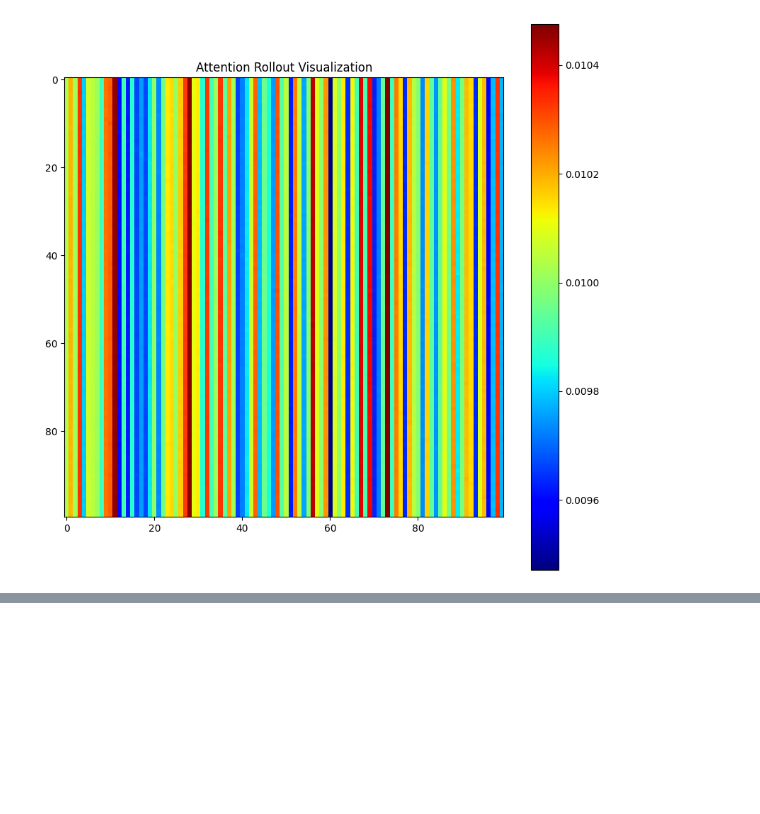
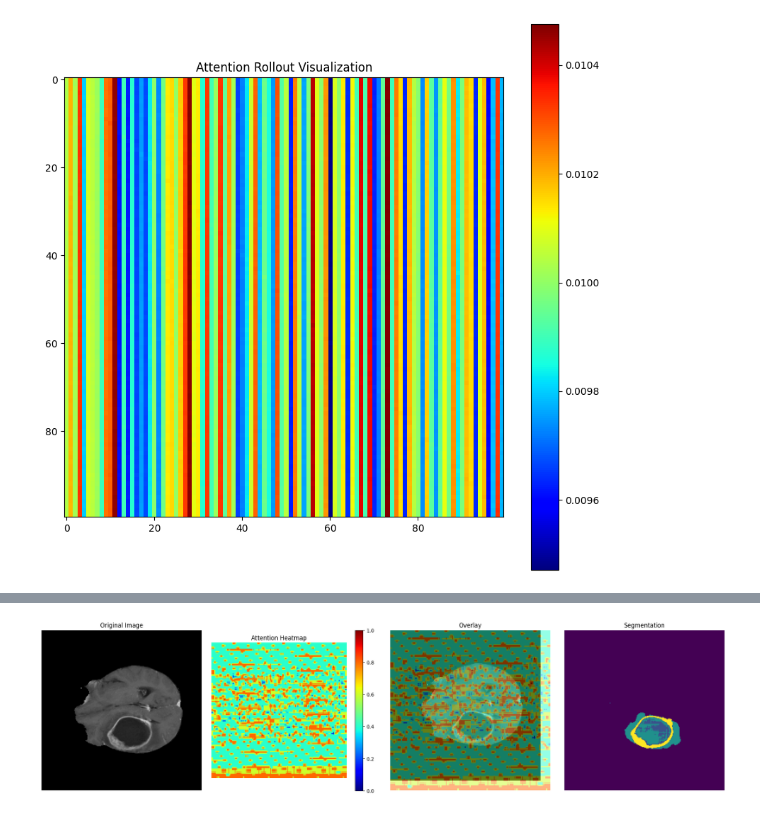
Before and after one commit to Raven2099/Attention-Rollout-SwinUnetr, a Jupyter notebook: AttentionRollout.ipynb, the cells around one changed output, grey strips where cells are left out. Drawn from its saved outputs; the diff is of its cells as text; code cells hidden in the pictures; blank space fills up the shorter version.

Commit message:
fix: attention rollout vis

```diff
--- a/AttentionRollout.ipynb
+++ b/AttentionRollout.ipynb
@@ -459,0 +294,99 @@ RuntimeError: mat1 and mat2 shapes cannot be multiplied (4332x24 and 4332x24)
+# %%
+def compute_rollout(attentions):
+    """Compute rollout attention maps for SwinUNETR attention structure"""
+    print("Starting compute_rollout")
+
+    # Initialize result with the first attention map
+    first_attn = attentions[0].mean(dim=1)  # Average across heads (343)
+    result = first_attn / first_attn.sum(dim=-1, keepdim=True)  # Normalize
+    print("Initial result shape:", result.shape)
+
+    with torch.no_grad():
+        for i, attention in enumerate(attentions[1:], 1):  # Start from second attention
+            print(f"\nProcessing attention layer {i}")
+
+            # Average across heads and normalize
+            attention_mean = attention.mean(dim=1)
+            attention_mean = attention_mean / attention_mean.sum(dim=-1, keepdim=True)
+
+            # Combine with previous result
+            result = attention_mean * result
+
+            # Renormalize
+            result = result / result.sum(dim=-1, keepdim=True)
+
+            print("Current result shape:", result.shape)
+
+    # Calculate proper feature size
+    # For SwinUNETR with input size 256x256, 4332 patches would be ~66x66
+    feat_size = int(np.sqrt(result.shape[0]))
+    print(f"Calculated feature size: {feat_size}")
+
+    # Reshape to spatial dimensions
+    result = result.mean(dim=-1)  # Average across feature dimension
+    try:
+        result = result.reshape(feat_size, feat_size)
+        print(f"Reshaped to: {result.shape}")
+    except RuntimeError as e:
+        print(f"Error during reshape: {e}")
+        # Alternative reshape if needed
+        actual_size = int(np.floor(np.sqrt(result.shape[0])))
+        result = result[:actual_size**2].reshape(actual_size, actual_size)
+        print(f"Alternative reshape to: {result.shape}")
+
+    return result
+
+# Process attention maps
+rollout = compute_rollout(attention_maps)
+
+# Upsample to original image size
+img_size = (256, 256)  # Adjust to your image size
+attention_upsampled = torch.nn.functional.interpolate(
+    rollout.unsqueeze(0).unsqueeze(0),
+    size=img_size,
+    mode='bilinear'
+).squeeze().cpu().numpy()
+
+# Create the visualization
+def create_attention_overlay(image, attention_map, alpha=0.5):
+    attention_map = (attention_map - attention_map.min()) / (attention_map.max() - attention_map.min())
+
+    plt.figure(figsize=(20, 5))
+
+    # Original image
+    plt.subplot(1, 4, 1)
+    plt.title("Original Image")
+    plt.imshow(image, cmap='gray')
+    plt.axis('off')
+
+    # Attention heatmap
+    plt.subplot(1, 4, 2)
+    plt.title("Attention Heatmap")
+    plt.imshow(attention_map, cmap='jet')
+    plt.colorbar()
+    plt.axis('off')
+
+    # Overlay
+    plt.subplot(1, 4, 3)
+    plt.title("Overlay")
+    plt.imshow(image, cmap='gray')
+    plt.imshow(attention_map, cmap='jet', alpha=alpha)
+    plt.axis('off')
+
+    # Segmentation
+    plt.subplot(1, 4, 4)
+    plt.title("Segmentation")
+    plt.imshow(seg_out[:, :, slice_num])
+    plt.axis('off')
+
+    plt.tight_layout()
+    plt.show()
+
+# Create the visualization
+original_slice = img[:, :, slice_num]
+create_attention_overlay(
+    image=original_slice,
+    attention_map=attention_upsampled,
+    alpha=0.5
+)
+# %% [output]
@@ -459,0 +407 @@ RuntimeError: mat1 and mat2 shapes cannot be multiplied (4332x24 and 4332x24)
+[figure, added]
```
Also changed, not shown: parts of 4 cells of this notebook.
